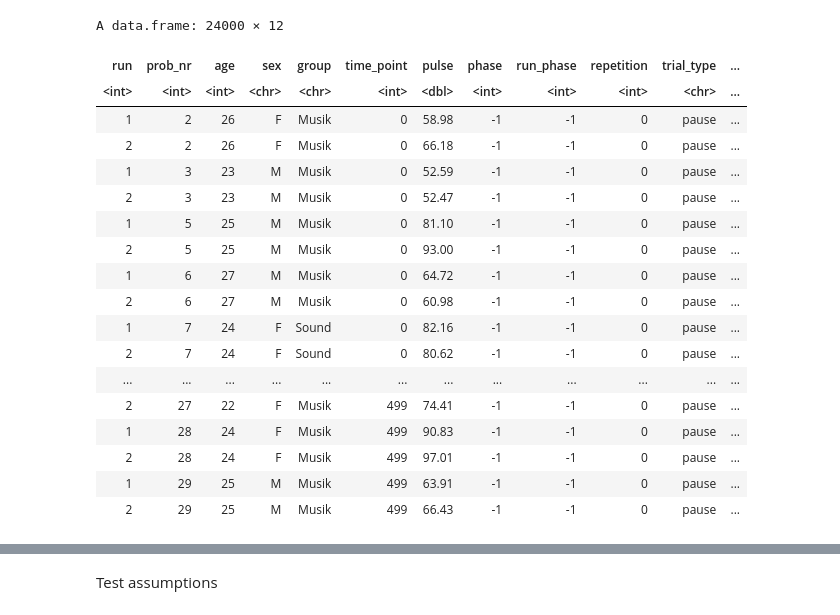
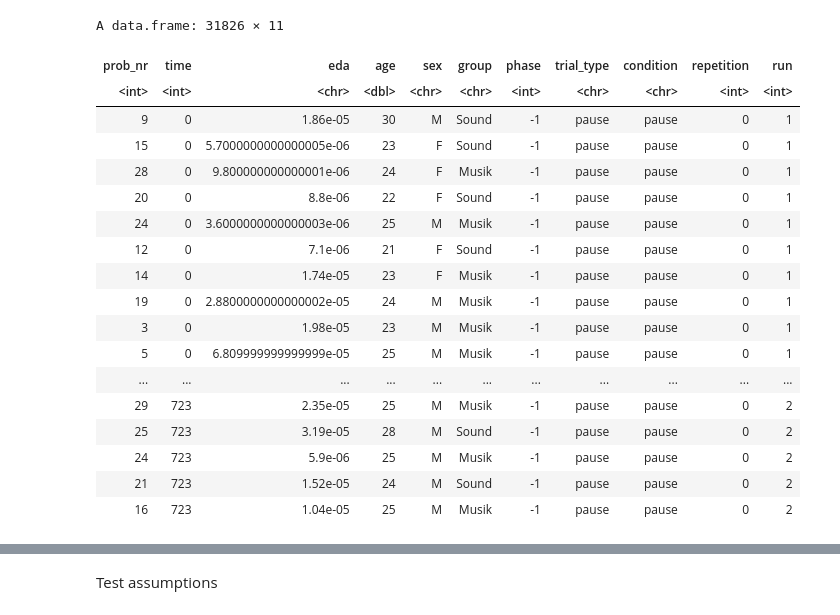
Before and after one commit to C0C0AN/MD_thesis_JanOttoHeiland, a Jupyter notebook: script/PulsStatistic.ipynb, the cells around one changed output, grey strips where cells are left out. Saved outputs shown, nothing was run; the diff lists cells and outputs as text; code cells hidden in the pictures.

```diff
--- a/script/PulsStatistic.ipynb
+++ b/script/PulsStatistic.ipynb
@@ -8,27 +26,27 @@ library(emmeans) # for post-hoc tests
 # %%
-d_long <- read.csv("puls/puls_long.tsv", sep="\t")
+d_long <- read.csv("eda/eda_long_kombiniert.csv", sep=",")
 names(d_long)[names(d_long) == "puls"] <- "pulse"
 d_long
 # %% [output]
-A data.frame: 24000 × 12
+A data.frame: 31826 × 11
-| run | prob_nr | age | sex | group | time_point | pulse | phase | run_phase | repetition | trial_type | ... |
-| <int> | <int> | <int> | <chr> | <chr> | <int> | <dbl> | <int> | <int> | <int> | <chr> | ... |
-| 1 | 2 | 26 | F | Musik | 0 | 58.98 | -1 | -1 | 0 | pause | ... |
-| 2 | 2 | 26 | F | Musik | 0 | 66.18 | -1 | -1 | 0 | pause | ... |
-| 1 | 3 | 23 | M | Musik | 0 | 52.59 | -1 | -1 | 0 | pause | ... |
-| 2 | 3 | 23 | M | Musik | 0 | 52.47 | -1 | -1 | 0 | pause | ... |
-| 1 | 5 | 25 | M | Musik | 0 | 81.10 | -1 | -1 | 0 | pause | ... |
-| 2 | 5 | 25 | M | Musik | 0 | 93.00 | -1 | -1 | 0 | pause | ... |
-| 1 | 6 | 27 | M | Musik | 0 | 64.72 | -1 | -1 | 0 | pause | ... |
-| 2 | 6 | 27 | M | Musik | 0 | 60.98 | -1 | -1 | 0 | pause | ... |
-| 1 | 7 | 24 | F | Sound | 0 | 82.16 | -1 | -1 | 0 | pause | ... |
-| 2 | 7 | 24 | F | Sound | 0 | 80.62 | -1 | -1 | 0 | pause | ... |
-| ... | ... | ... | ... | ... | ... | ... | ... | ... | ... | ... | ... |
-| 2 | 27 | 22 | F | Musik | 499 | 74.41 | -1 | -1 | 0 | pause | ... |
-| 1 | 28 | 24 | F | Musik | 499 | 90.83 | -1 | -1 | 0 | pause | ... |
-| 2 | 28 | 24 | F | Musik | 499 | 97.01 | -1 | -1 | 0 | pause | ... |
-| 1 | 29 | 25 | M | Musik | 499 | 63.91 | -1 | -1 | 0 | pause | ... |
-| 2 | 29 | 25 | M | Musik | 499 | 66.43 | -1 | -1 | 0 | pause | ... |
+| prob_nr | time | eda | age | sex | group | phase | trial_type | condition | repetition | run |
+| <int> | <int> | <chr> | <dbl> | <chr> | <chr> | <int> | <chr> | <chr> | <int> | <int> |
+| 9 | 0 | 1.86e-05 | 30 | M | Sound | -1 | pause | pause | 0 | 1 |
+| 15 | 0 | 5.7000000000000005e-06 | 23 | F | Sound | -1 | pause | pause | 0 | 1 |
+| 28 | 0 | 9.800000000000001e-06 | 24 | F | Musik | -1 | pause | pause | 0 | 1 |
+| 20 | 0 | 8.8e-06 | 22 | F | Sound | -1 | pause | pause | 0 | 1 |
+| 24 | 0 | 3.6000000000000003e-06 | 25 | M | Musik | -1 | pause | pause | 0 | 1 |
+| 12 | 0 | 7.1e-06 | 21 | F | Sound | -1 | pause | pause | 0 | 1 |
+| 14 | 0 | 1.74e-05 | 23 | F | Musik | -1 | pause | pause | 0 | 1 |
+| 19 | 0 | 2.8800000000000002e-05 | 24 | M | Musik | -1 | pause | pause | 0 | 1 |
+| 3 | 0 | 1.98e-05 | 23 | M | Musik | -1 | pause | pause | 0 | 1 |
+| 5 | 0 | 6.809999999999999e-05 | 25 | M | Musik | -1 | pause | pause | 0 | 1 |
+| ... | ... | ... | ... | ... | ... | ... | ... | ... | ... | ... |
+| 29 | 723 | 2.35e-05 | 25 | M | Musik | -1 | pause | pause | 0 | 2 |
+| 25 | 723 | 3.19e-05 | 28 | M | Sound | -1 | pause | pause | 0 | 2 |
+| 24 | 723 | 5.9e-06 | 25 | M | Musik | -1 | pause | pause | 0 | 2 |
+| 21 | 723 | 1.52e-05 | 24 | M | Sound | -1 | pause | pause | 0 | 2 |
+| 16 | 723 | 1.04e-05 | 25 | M | Musik | -1 | pause | pause | 0 | 2 |
 # %%
 d_long$type <- as.factor(d_long$trial_type)
 d_long$condition <- as.factor(d_long$condition)
```
Also changed, not shown: parts of 9 cells of this notebook.
